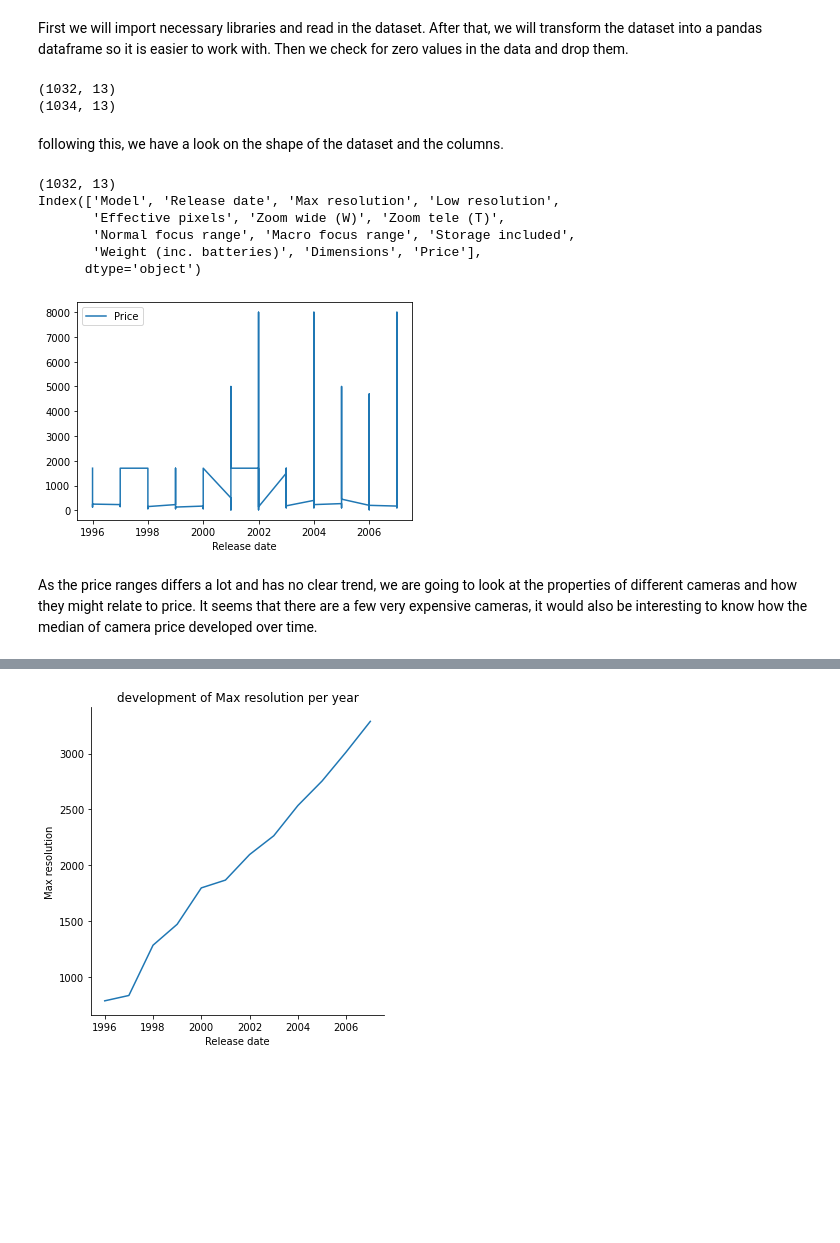
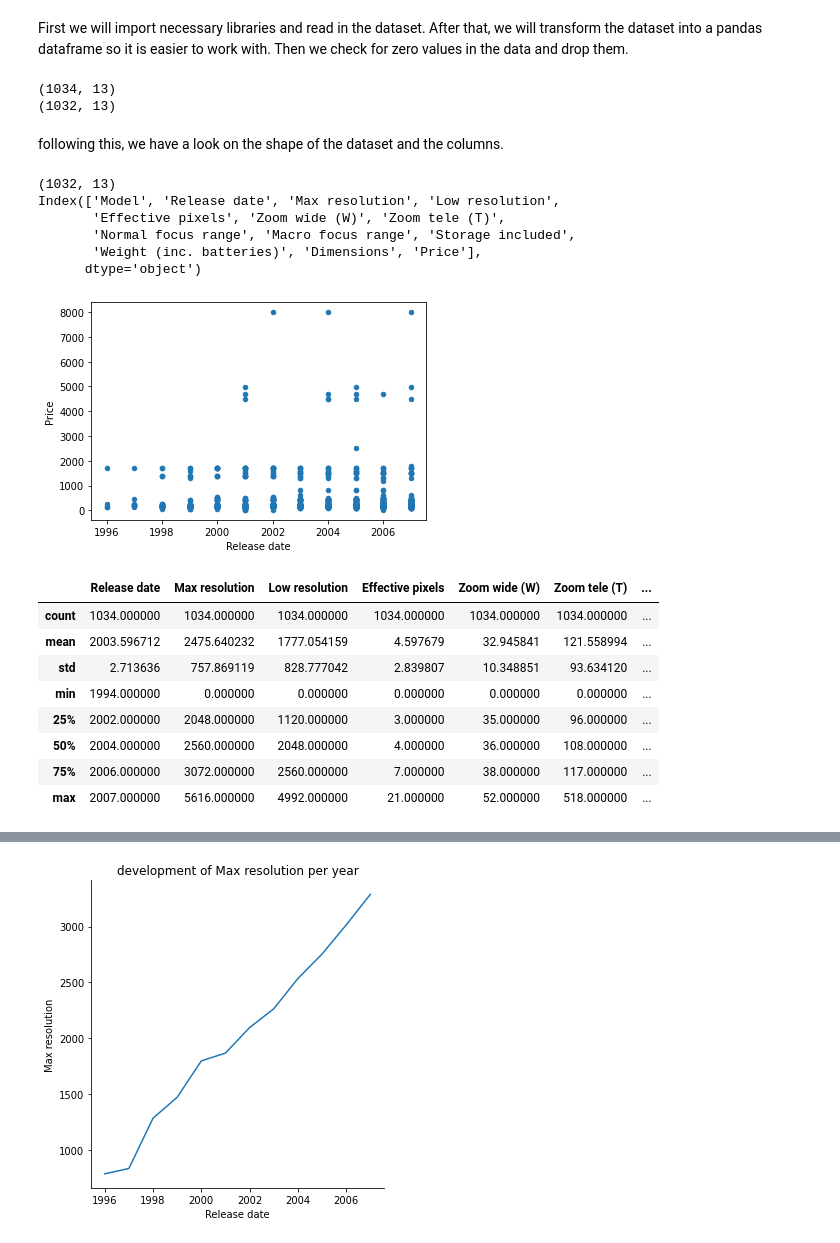
Before and after one commit to juro95/Camera-Data-Science-Project, a Jupyter notebook: 1000cameras.ipynb, the cells around one changed output, grey strips where cells are left out. Cells and saved outputs as stored; diff of their text form; code cells hidden in the pictures; blank space fills up the shorter version.

```diff
--- a/1000cameras.ipynb
+++ b/1000cameras.ipynb
@@ -11,6 +11,8 @@ import numpy as np
 import matplotlib.pyplot as plt
 
 import seaborn as sns
+
+from statsmodels.graphics.gofplots import qqplot
 
 # read in dataset
 camera = pd.read_csv("camera_dataset.csv")
@@ -25,6 +27,10 @@ camera_drop_zero = camera_df.dropna(axis = 0, how = 'any')
 #delete years 1994 and 1995 as there is not much data available
 camera_new = camera_drop_zero.drop(camera_drop_zero.index[[0, 1]])
 
+camera_new.head()
+
+print(camera_new.shape)
+
 #check if any null values are left
 #print(camera_new.isnull().sum())
 
@@ -32,37 +38,51 @@ camera_new = camera_drop_zero.drop(camera_drop_zero.index[[0, 1]])
 camera_sorted = camera_new.sort_values(by = "Release date")
 camera_sorted = camera_sorted.drop(camera_sorted.index[[0, 1]])
 
+#print(camera_sorted.isnull().sum())
 print(camera_sorted.shape)
 
 #get a broad overview of the data
 #print(camera_sorted.describe())
 # %% [output]
+(1034, 13)
 (1032, 13)
-(1034, 13)
 # %% [markdown]
 following this, we have a look on the shape of the dataset and the columns.
 # %%
 print(camera_sorted.shape)
 print(camera_new.columns)
 
 
 columns_without_price_date_model = []
 
 
 for column in camera_new.columns :
         if column != "Release date" and column != "Price" and column != "Model":
             columns_without_price_date_model.append(column)
 
 
-camera_sorted.plot(x = "Release date", y = "Price")
+camera_sorted.plot(x = "Release date", y = "Price", kind = "scatter")
+
+
 plt.show()
+
+#camera_new.head()
+
+camera_new.describe()
 # %% [output]
 (1032, 13)
 Index(['Model', 'Release date', 'Max resolution', 'Low resolution',
        'Effective pixels', 'Zoom wide (W)', 'Zoom tele (T)',
        'Normal focus range', 'Macro focus range', 'Storage included',
        'Weight (inc. batteries)', 'Dimensions', 'Price'],
       dtype='object')
-[figure, old version]
+[figure, new version]
+|  | Release date | Max resolution | Low resolution | Effective pixels | Zoom wide (W) | Zoom tele (T) | ... |
+| count | 1034.000000 | 1034.000000 | 1034.000000 | 1034.000000 | 1034.000000 | 1034.000000 | ... |
+| mean | 2003.596712 | 2475.640232 | 1777.054159 | 4.597679 | 32.945841 | 121.558994 | ... |
+| std | 2.713636 | 757.869119 | 828.777042 | 2.839807 | 10.348851 | 93.634120 | ... |
+| min | 1994.000000 | 0.000000 | 0.000000 | 0.000000 | 0.000000 | 0.000000 | ... |
+| 25% | 2002.000000 | 2048.000000 | 1120.000000 | 3.000000 | 35.000000 | 96.000000 | ... |
+| 50% | 2004.000000 | 2560.000000 | 2048.000000 | 4.000000 | 36.000000 | 108.000000 | ... |
+| 75% | 2006.000000 | 3072.000000 | 2560.000000 | 7.000000 | 38.000000 | 117.000000 | ... |
+| max | 2007.000000 | 5616.000000 | 4992.000000 | 21.000000 | 52.000000 | 518.000000 | ... |
-# %% [markdown]
-As the price ranges differs a lot and has no clear trend, we are going to look at the properties of different cameras and how they might relate to price. It seems that there are a few very expensive cameras, it would also be interesting to know how the median of camera price developed over time.
```
Also changed, not shown: parts of 8 cells of this notebook.
